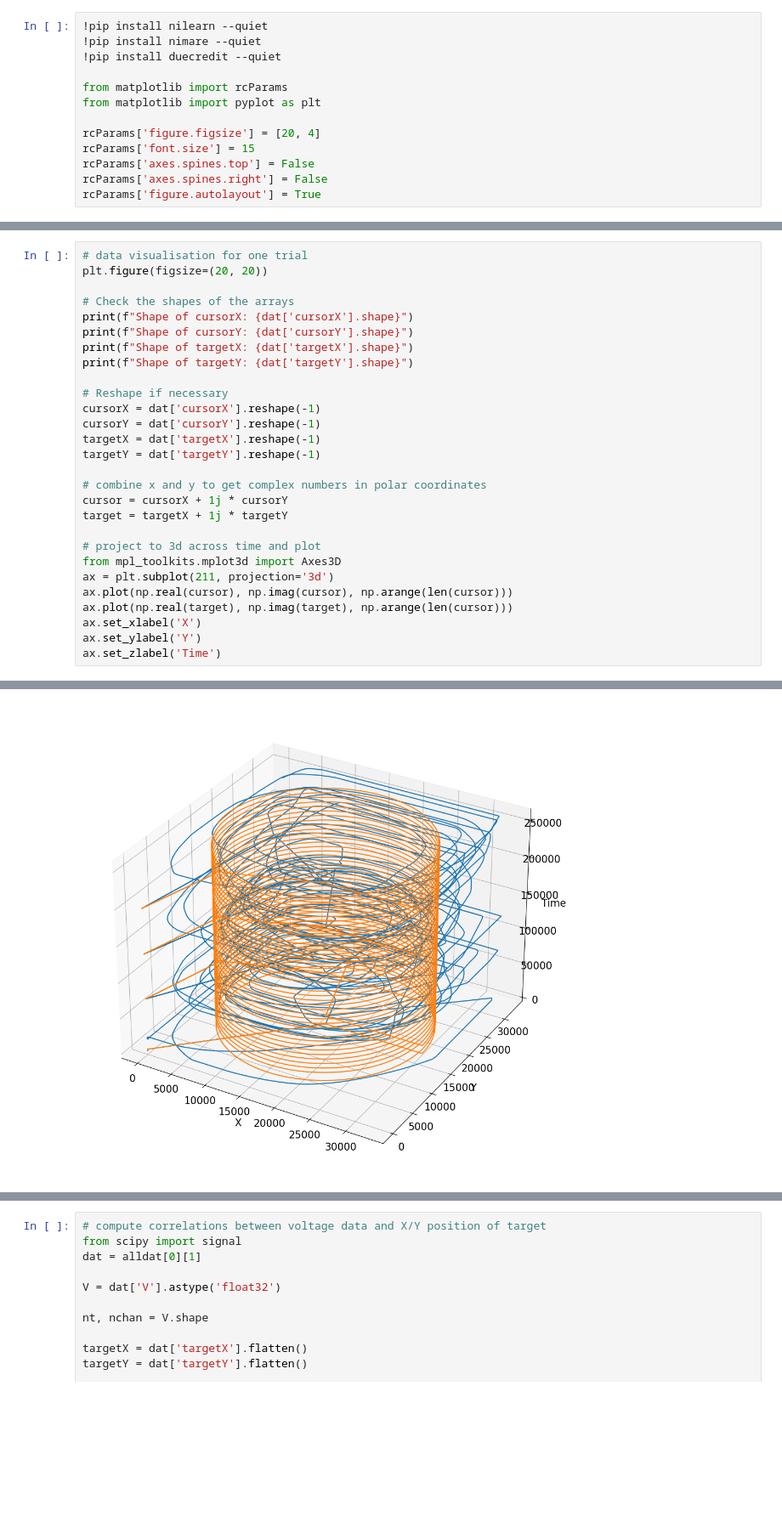
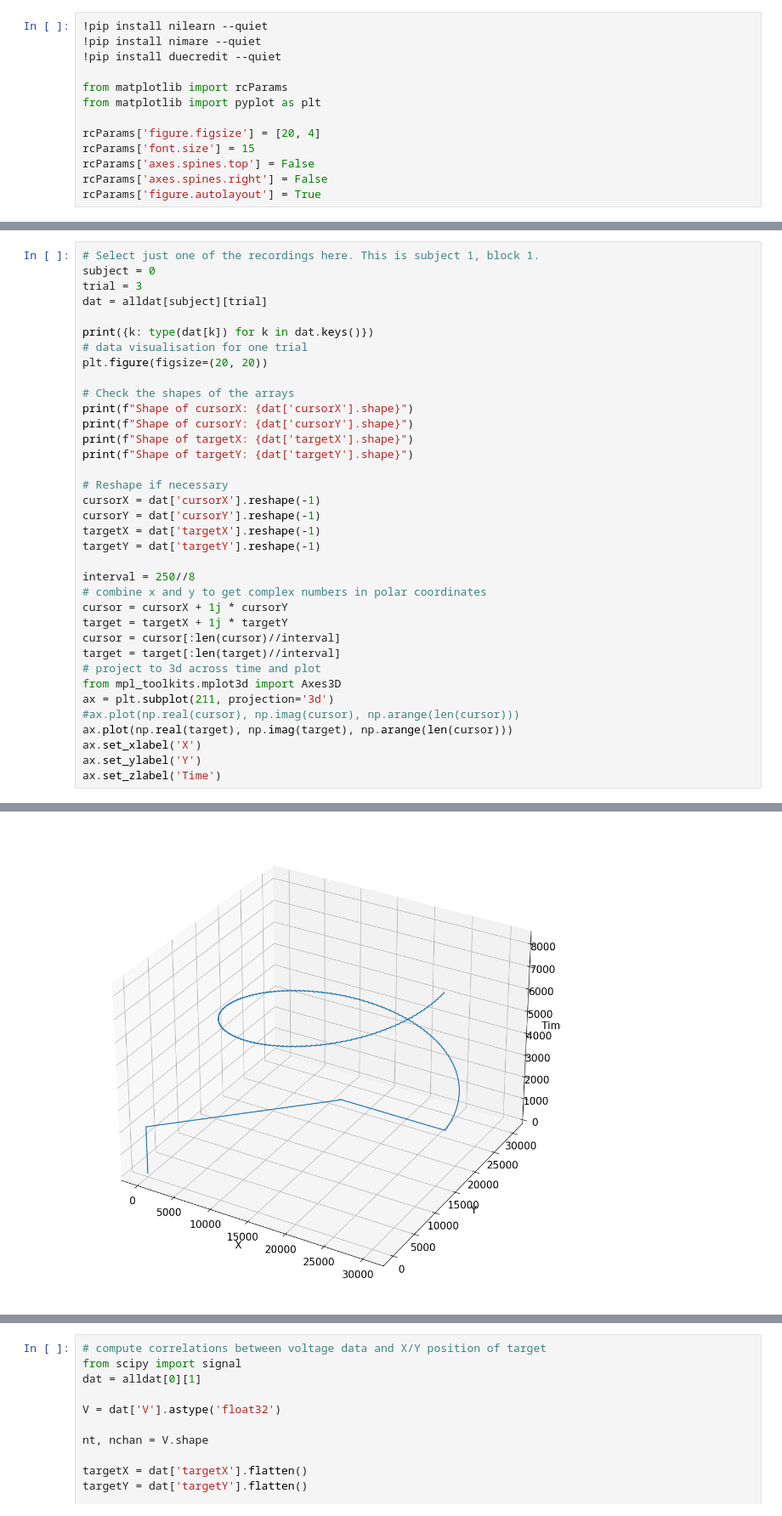
Before and after one commit to yusuf-wadi/JoyStick_ECOG, a Jupyter notebook: eda/eda_yw.ipynb, the cells around one changed output, grey strips where cells are left out. Shown at 85% size. Cells and saved outputs as stored; diff of their text form; blank space fills up the shorter version.

```diff
--- a/eda/eda_yw.ipynb
+++ b/eda/eda_yw.ipynb
@@ -46,4 +60,10 @@ print({k: type(dat[k]) for k in dat.keys()})
 # %%
+# Select just one of the recordings here. This is subject 1, block 1.
+subject = 0
+trial = 3
+dat = alldat[subject][trial]
+
+print({k: type(dat[k]) for k in dat.keys()})
 # data visualisation for one trial
 plt.figure(figsize=(20, 20))
 
@@ -59,14 +79,16 @@ cursorY = dat['cursorY'].reshape(-1)
 targetX = dat['targetX'].reshape(-1)
 targetY = dat['targetY'].reshape(-1)
 
+interval = 250//8
 # combine x and y to get complex numbers in polar coordinates
 cursor = cursorX + 1j * cursorY
 target = targetX + 1j * targetY
-
+cursor = cursor[:len(cursor)//interval]
+target = target[:len(target)//interval]
 # project to 3d across time and plot
 from mpl_toolkits.mplot3d import Axes3D
 ax = plt.subplot(211, projection='3d')
-ax.plot(np.real(cursor), np.imag(cursor), np.arange(len(cursor)))
+#ax.plot(np.real(cursor), np.imag(cursor), np.arange(len(cursor)))
 ax.plot(np.real(target), np.imag(target), np.arange(len(cursor)))
 ax.set_xlabel('X')
 ax.set_ylabel('Y')
@@ -75,6 +98,6 @@ ax.set_zlabel('Time')
 Shape of cursorX: (259920, 1)
 Shape of cursorY: (259920, 1)
 Shape of targetX: (259920, 1)
 Shape of targetY: (259920, 1)
 Text(0.5, 0, 'Time')
-[figure, old version]
+[figure, new version]
```
Also changed, not shown: parts of 12 cells of this notebook, 7 other files.
